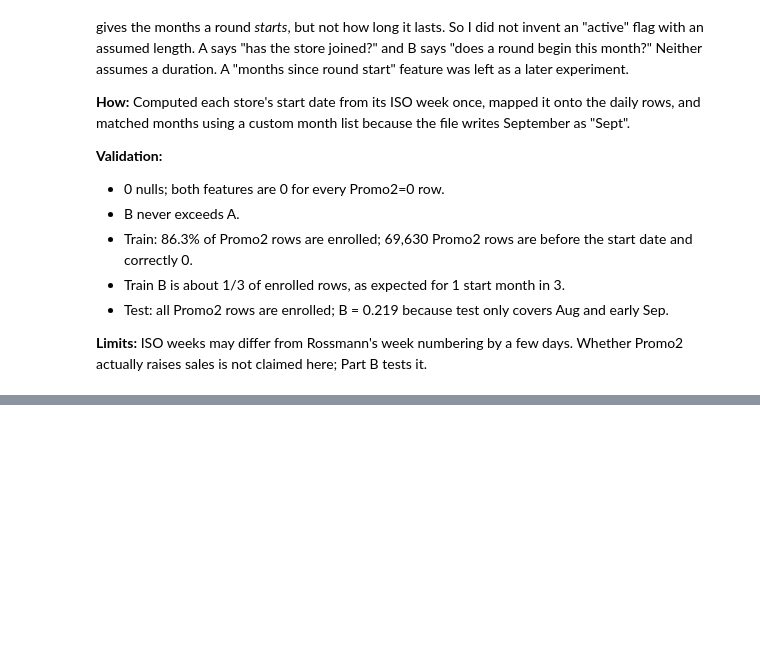
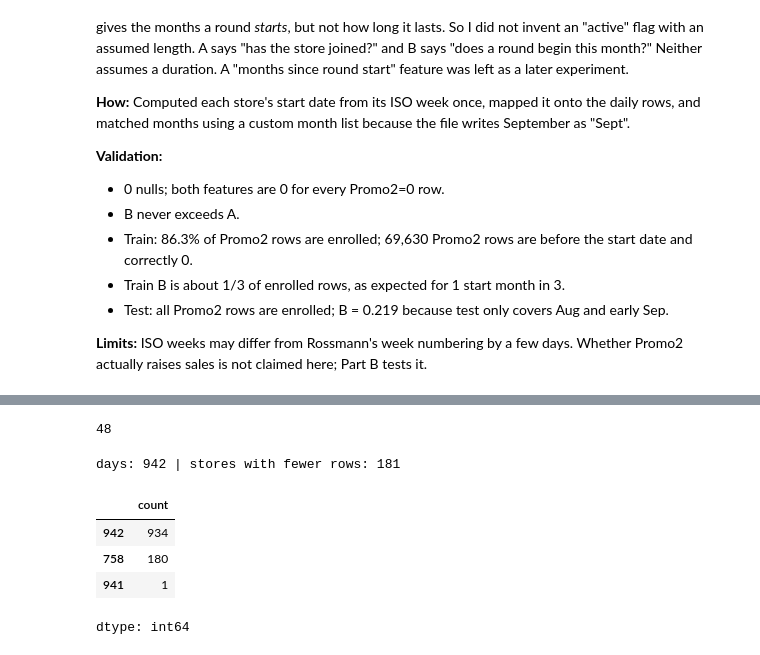
Before and after one commit to Aliraza-Amjad-Shaikh/demand-lens, a Jupyter notebook: notebooks/03_feature_engineering.ipynb, the cells around one changed output, grey strips where cells are left out. Cells and saved outputs as stored; diff of their text form; code cells hidden in the pictures; blank space fills up the shorter version.

```diff
--- a/notebooks/03_feature_engineering.ipynb
+++ b/notebooks/03_feature_engineering.ipynb
@@ -434,0 +455,20 @@ Promo2=1 but not enrolled: 0
+# %%
+test['Date'].nunique()
+# %% [output]
+48
+# %%
+n_days = train['Date'].nunique()
+
+cnt = train.groupby('Store').size()
+
+print("days:", n_days, "| stores with fewer rows:", (cnt < n_days).sum())
+# %% [output]
+days: 942 | stores with fewer rows: 181
+# %%
+cnt.value_counts().head()
+# %% [output]
+|  | count |
+| 942 | 934 |
+| 758 | 180 |
+| 941 | 1 |
+dtype: int64
```
Also changed, not shown: parts of 6 cells of this notebook.
